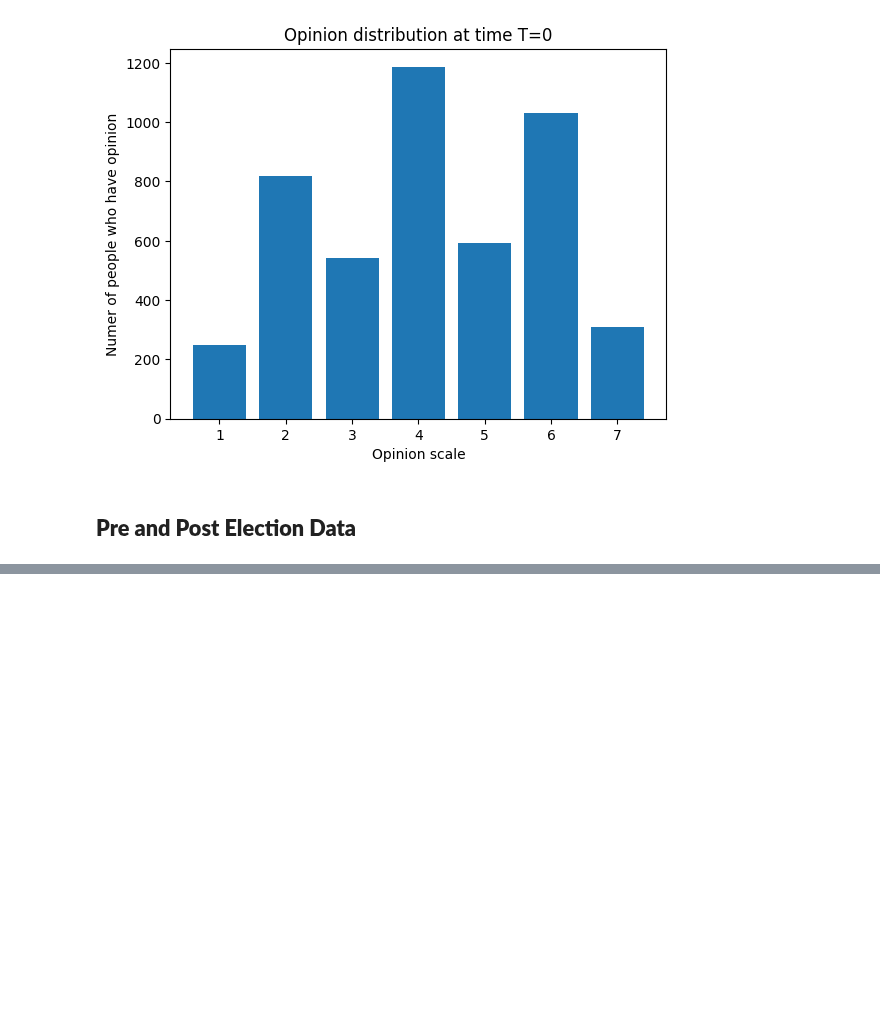
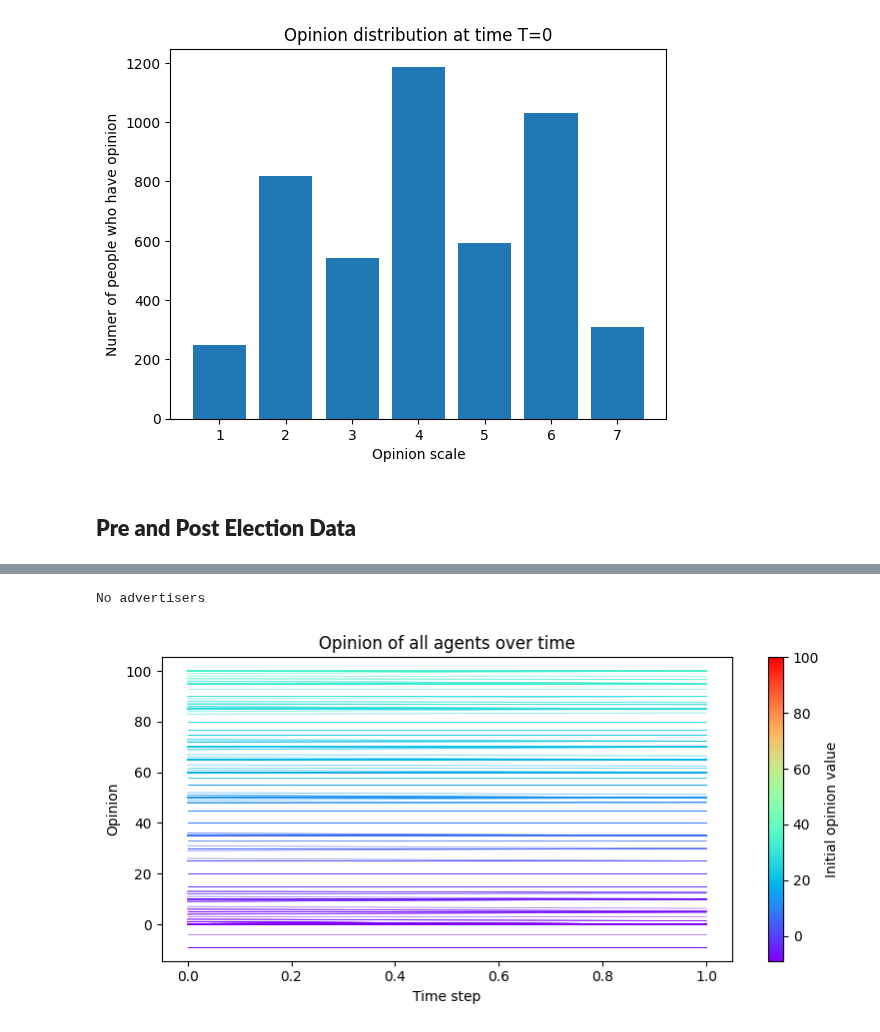
Before and after one commit to triptesh1212/industrial-maths-project-2, a Jupyter notebook: pollingdata2.ipynb, the cells around one changed output, grey strips where cells are left out. Saved outputs shown, nothing was run; the diff lists cells and outputs as text; code cells hidden in the pictures; blank space fills up the shorter version.

```diff
--- a/pollingdata2.ipynb
+++ b/pollingdata2.ipynb
@@ -62,2 +94,45 @@ plt.show()
 # %%
 # change
+# %%
+agents = pre.copy()
+# for a in agents:
+def one_step(agent, agents):
+
+    selected = np.where(np.abs(agents - agent) <= R)[0]
+    update = np.average(agents[selected])
+
+    return update
+
+#inital state variables
+
+n = len(pre) #number of agents
+m = 0 # number of advertisers
+R = 1.5 #opinion condfidance bound
+
+rounds = 1
+
+#initialize the agents
+agents_initial = np.copy(agents)
+
+agents_history = np.zeros((rounds+1, len(agents)))
+agents_history[0, :] = agents
+
+#do t time steps (main loop)
+for r in range(rounds):
+
+    #make a temp list of agents
+    agents_next = np.zeros(len(agents))
+
+    #loop over all agents
+    for i, a in enumerate(agents):
+        agents_next[i] = one_step(a, agents)
+
+    #update the agents list
+    agents = np.copy(agents_next)
+    agents_history[r+1, :] = agents
+
+
+plot_opinions(agents_history, agents_initial, rounds = rounds, alpha=0.6)
+# %% [output]
+No advertisers
+[figure, added]
```
Also changed, not shown: parts of 6 cells of this notebook, 3 other files.
